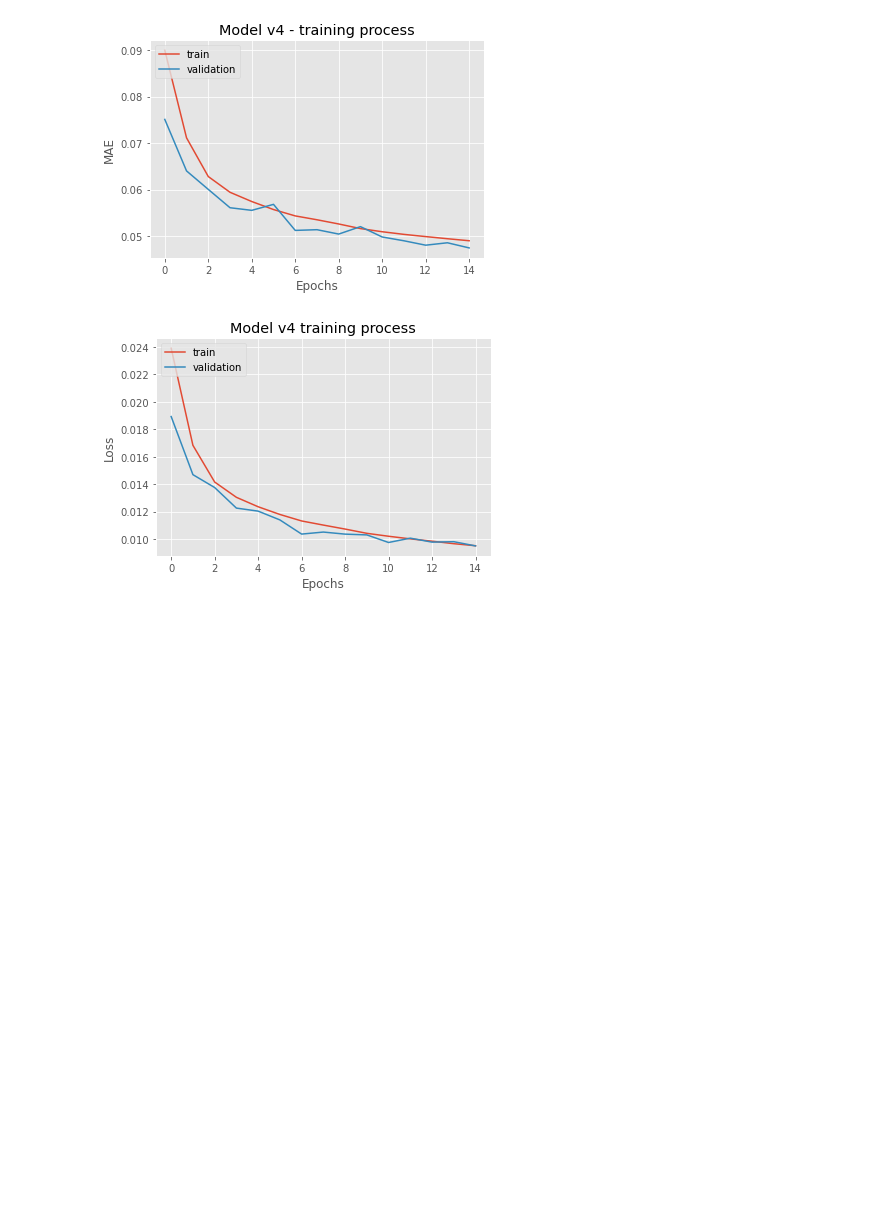
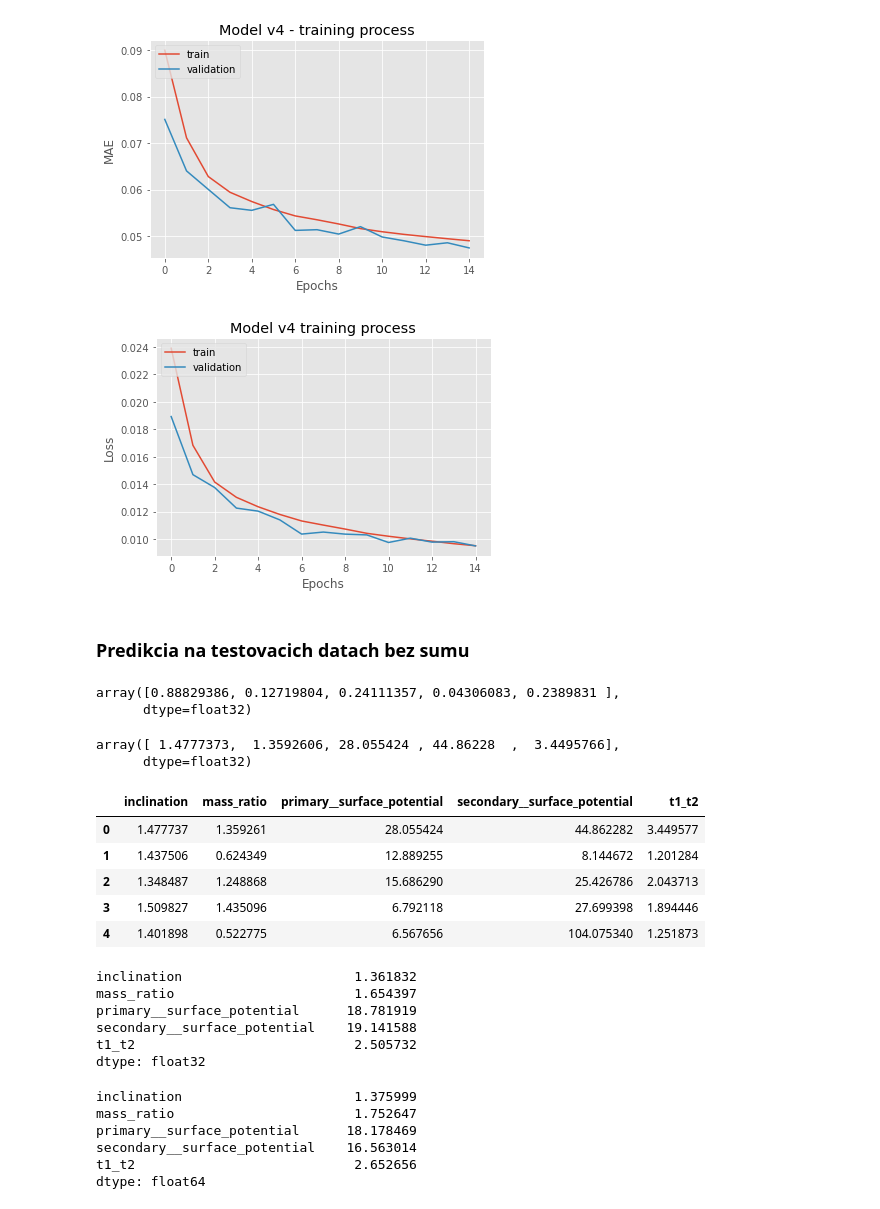
Before and after one commit to AdriNemcikova/DP, a Jupyter notebook: DET_models_comparison.ipynb, the cells around one changed output. Cells and saved outputs as stored; diff of their text form; code cells hidden in the pictures; blank space fills up the shorter version.

```diff
--- a/DET_models_comparison.ipynb
+++ b/DET_models_comparison.ipynb
@@ -763,3 +758,71 @@ training_loss(history4_new)
 # %% [output]
 [figure]
 [figure]
+# %% [markdown]
+### Predikcia na testovacich datach bez sumu
+# %%
+# Blok 40 - nacitanie modelu
+model = load_model("models/norm_detached_sel_v4.hdf5")
+# %%
+# Blok 41 - predikcia na testovacich datach bez sumu
+y_pred = model.predict(X_test)
+y_pred[0]
+# %% [output]
+array([0.88829386, 0.12719804, 0.24111357, 0.04306083, 0.2389831 ],
+      dtype=float32)
+# %%
+# Blok 42 - spatna normalizacia predikcii
+denorm = scaler.inverse_transform(y_pred)
+denorm[0]
+# %% [output]
+array([ 1.4777373,  1.3592606, 28.055424 , 44.86228  ,  3.4495766],
+      dtype=float32)
+# %%
+# Blok 43 - vytvorenie df z denormovanych predikcii
+denorm_pred_df = pd.DataFrame(denorm,
+                           columns = [
+                                "inclination",
+                                "mass_ratio",
+                                "primary__surface_potential",
+                                "secondary__surface_potential",
+                                "t1_t2"
+                            ])
+denorm_pred_df.head()
+# %% [output]
+|  | inclination | mass_ratio | primary__surface_potential | secondary__surface_potential | t1_t2 |
+| 0 | 1.477737 | 1.359261 | 28.055424 | 44.862282 | 3.449577 |
+| 1 | 1.437506 | 0.624349 | 12.889255 | 8.144672 | 1.201284 |
+| 2 | 1.348487 | 1.248868 | 15.686290 | 25.426786 | 2.043713 |
+| 3 | 1.509827 | 1.435096 | 6.792118 | 27.699398 | 1.894446 |
+| 4 | 1.401898 | 0.522775 | 6.567656 | 104.075340 | 1.251873 |
+# %%
+# Blok 44 - vypocet priemernych hodnot
+pred_mean = denorm_pred_df.mean(axis=0)
+pred_mean
+# %% [output]
+inclination                      1.361832
+mass_ratio                       1.654397
+primary__surface_potential      18.781919
+secondary__surface_potential    19.141588
+t1_t2                            2.505732
+dtype: float32
+# %%
+# Blok 45 - vytvorenie df z testovacich dat bez sumu, vypocet priemernych hodnot
+y_test_denorm = scaler.inverse_transform(y_test)
+y_test_df = pd.DataFrame(y_test_denorm,
+                        columns = [
+                            "inclination",
+                            "mass_ratio",
+                            "primary__surface_potential",
+                            "secondary__surface_potential",
+                            "t1_t2"
+                            ])
+test_mean = y_test_df.mean(axis=0)
+test_mean
+# %% [output]
+inclination                      1.375999
+mass_ratio                       1.752647
+primary__surface_potential      18.178469
+secondary__surface_potential    16.563014
+t1_t2                            2.652656
+dtype: float64
```
Also changed, not shown: parts of 10 cells of this notebook.
